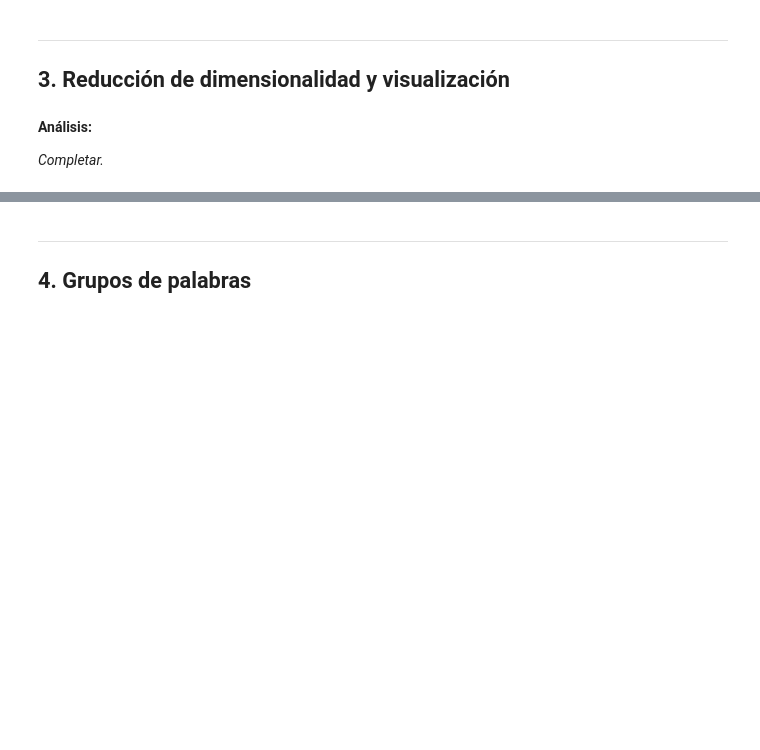
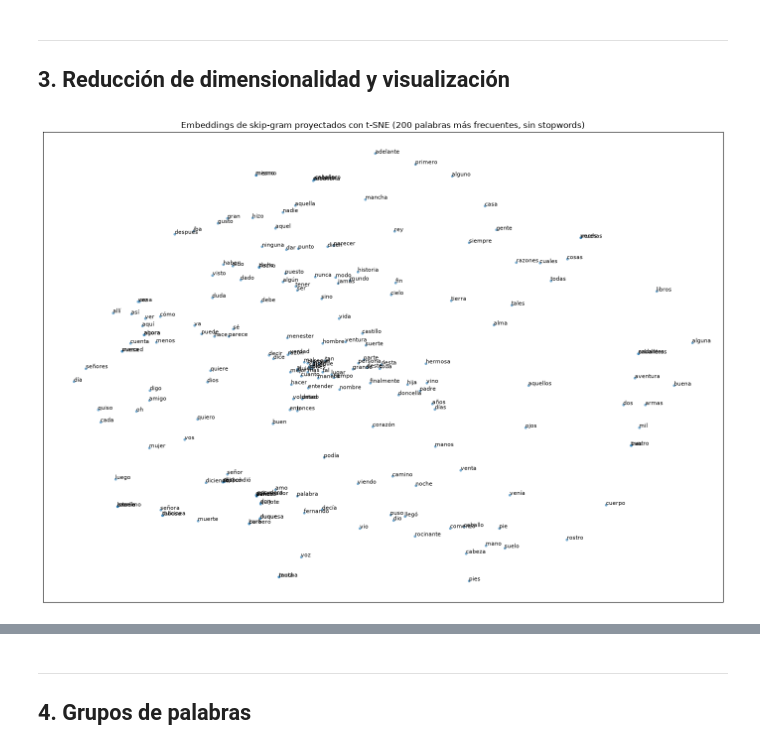
Before and after one commit to NicoLastra12/CEIA-Procesamiento_del_lenguaje_natural_I, a Jupyter notebook: notebooks/02_Desafio_embeddings_gensim.ipynb, the cells around one changed output, grey strips where cells are left out. Drawn from its saved outputs; the diff is of its cells as text; code cells hidden in the pictures; blank space fills up the shorter version.

Commit message:
Se realiza hasta punto 3 del desafio 2

```diff
--- a/notebooks/02_Desafio_embeddings_gensim.ipynb
+++ b/notebooks/02_Desafio_embeddings_gensim.ipynb
@@ -28,16 +28,24 @@ Se entrenan embeddings de palabras propios con **Word2Vec** (Gensim) sobre un co
 ---
 ## 0. Librerías y datos
 # %%
-from pathlib import Path
 import re
 import nltk
+import pandas as pd
+import matplotlib.pyplot as plt
+from pathlib import Path
 from nltk.tokenize import sent_tokenize
+from nltk.corpus import stopwords
 from gensim.models.callbacks import CallbackAny2Vec
 from gensim.models import Word2Vec
 from collections import Counter
+from sklearn.manifold import TSNE
 
-# Modelo de NLTK que detecta dónde termina cada oración
-nltk.download("punkt_tab")
+# Recursos de NLTK
+nltk.download("punkt_tab", quiet=True)   # Modelo que detecta dónde termina cada oración
+nltk.download("stopwords", quiet=True)   # Listas de stopwords por idioma
+
+# Stopwords en español, se usan solo para filtrar el gráfico del punto 3, el modelo las conserva
+stop_es = set(stopwords.words("spanish"))
 
 # Definimos semilla para reproducibilidad
 SEED = 42
@@ -311,4 +439,28 @@ MAX_WORDS = 200
-# %% [markdown]
-**Análisis:**
-
-_Completar._
+# %%
+# Reducción a 2 dimensiones, utilizamos el algoritmo t-SNE (t-distributed Stochastic Neighbor Embedding)
+# para reducir la dimension de los embedding y poder visualizarlos.
+
+tsne = TSNE(n_components=2, perplexity=30, random_state=SEED)
+vectores_2d = tsne.fit_transform(modelo_sg.wv.vectors)
+# %%
+MAX_WORDS = 200 #Cantidad maxima de palabras que se van a representar en el grafico/imagen.
+
+# index_to_key está ordenado por frecuencia, se toman las MAX_WORDS más frecuentes
+# que no son stopwords (el modelo las usó para entrenar, pero no aportan en este grafico por eso se las saca)
+indices = [i for i, palabra in enumerate(modelo_sg.wv.index_to_key) if palabra not in stop_es][:MAX_WORDS]
+
+# Definimos el tamaño de la figura y graficamos
+fig, ax = plt.subplots(figsize=(14, 10))
+ax.scatter(vectores_2d[indices, 0], vectores_2d[indices, 1], s=8, alpha=0.5)
+
+# Recorremos cada indice y agregamos la palabra que representa
+for i in indices:
+    ax.annotate(modelo_sg.wv.index_to_key[i], (vectores_2d[i, 0], vectores_2d[i, 1]), fontsize=8)
+
+ax.set_title(f"Embeddings de skip-gram proyectados con t-SNE ({MAX_WORDS} palabras más frecuentes, sin stopwords)")
+ax.set_xticks([]); ax.set_yticks([])
+plt.tight_layout()
+plt.savefig("../docs/img/desafio2_tsne.png", dpi=120)   # Guarda la imagen dentro de docs.
+plt.show()
+# %% [output]
+[figure, added]
```
Also changed, not shown: parts of 14 cells of this notebook, 2 other files.
